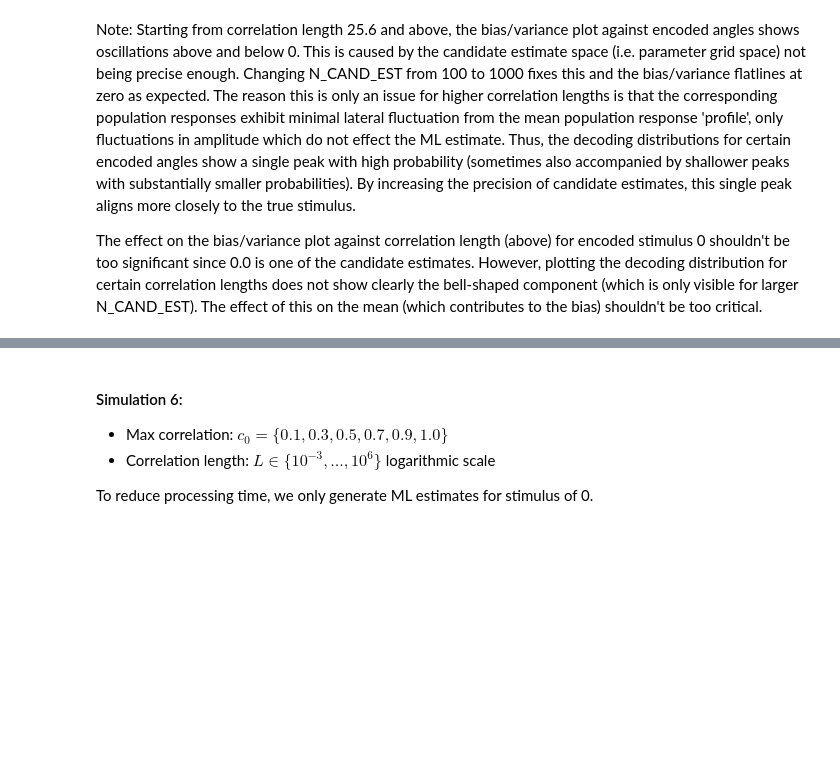
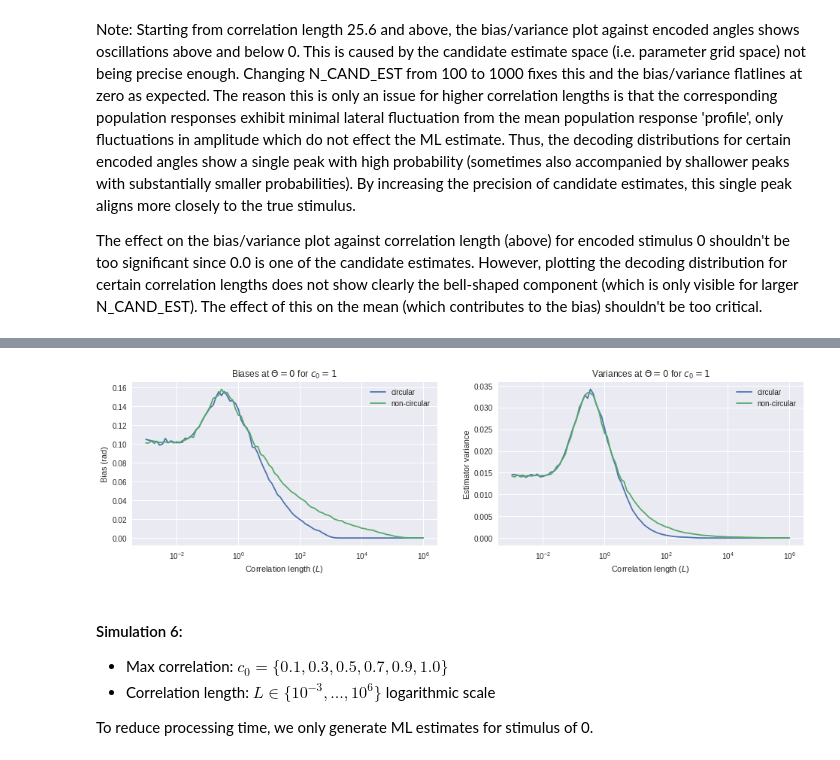
Before and after one commit to dtailor17/neural-population-codes, a Jupyter notebook: noise_correlations.ipynb, the cells around one changed output, grey strips where cells are left out. Saved outputs shown, nothing was run; the diff lists cells and outputs as text; code cells hidden in the pictures; blank space fills up the shorter version.

```diff
--- a/noise_correlations.ipynb
+++ b/noise_correlations.ipynb
@@ -795,3 +802,47 @@ The effect of this on the mean (which contributes to the bias) shouldn't be too
+# %%
+max_corr = 1.0
+corr_length_arr = np.logspace(start=-3, stop=6, num=100)
+corr_length_arr = np.round(corr_length_arr, 4)
+
+biases_theta_ML = np.zeros(100)
+variances_theta_ML = np.zeros(100)
+
+for i in range(100):
+    cov_mtx = construct_cov_matrix(max_corr, corr_length_arr[i])
+    (biases_theta_ML[i], variances_theta_ML[i]) = get_ML_ests_stim_0(cov_mtx)
+    print i
+# %%
+plt.rcParams['figure.figsize'] = (16, 4)
+
+max_corr = 1.0
+corr_length_arr = np.logspace(start=-3, stop=6, num=100)
+corr_length_arr = np.round(corr_length_arr, 4)
+
+# Bias
+plt.subplot(121)
+plt.plot(corr_length_arr, biases_theta_1[5,:], '-', label='circular')
+plt.plot(corr_length_arr, biases_theta_ML, label='non-circular')
+
+plt.xscale('log')
+plt.legend()
+plt.xlabel('Correlation length ($L$)')
+plt.ylabel('Bias (rad)')
+plt.title('Biases at $\Theta = 0$ for $c_0 = 1$')
+
+# Variance
+plt.subplot(122)
+plt.plot(corr_length_arr, variances_theta_1[5,:], '-', label='circular')
+plt.plot(corr_length_arr, variances_theta_ML, label='non-circular')
+
+plt.xscale('log')
+plt.legend()
+plt.xlabel('Correlation length ($L$)')
+plt.ylabel('Estimator variance')
+plt.title('Variances at $\Theta = 0$ for $c_0 = 1$')
+
+plt.rcParams['figure.figsize'] = (10, 5)
+# %% [output]
+[figure, added]
 # %% [markdown]
 #### Simulation 6:
 * Max correlation: $c_0 = \{0.1, 0.3, 0.5, 0.7, 0.9, 1.0\}$
```
Also changed, not shown: parts of 5 cells of this notebook, 1 other file.
